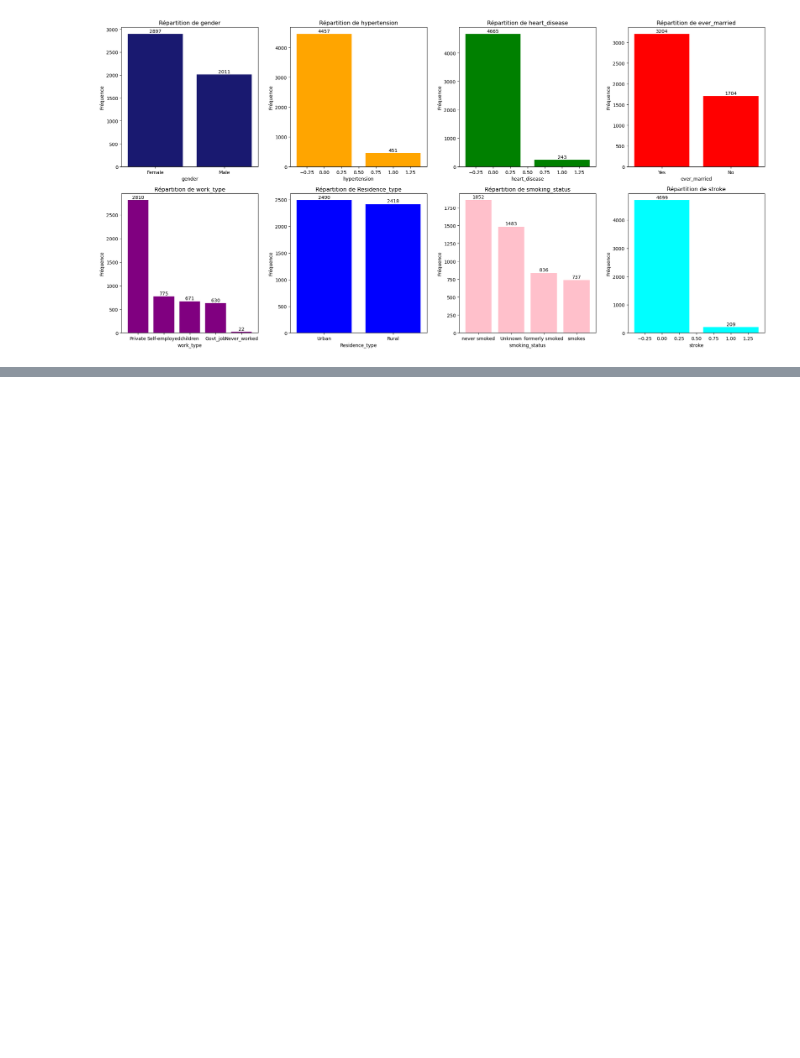
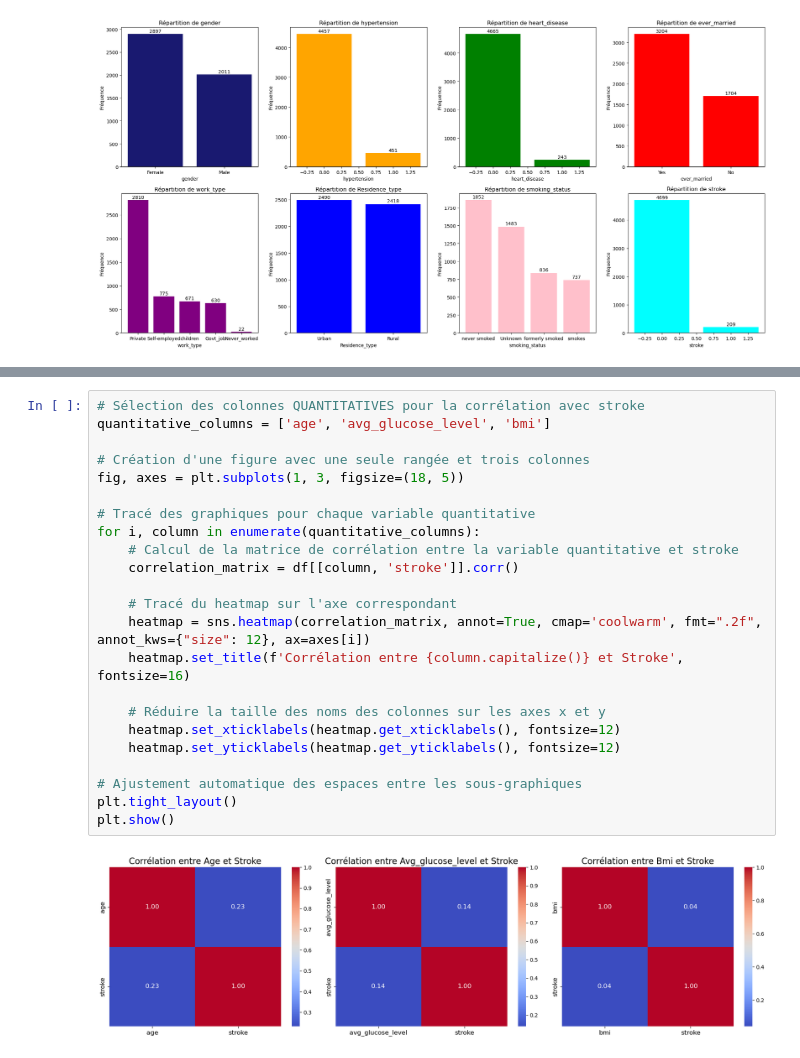
Before and after one commit to Antho-SJ/strocke-alert, a Jupyter notebook: stroke_alert.ipynb, the cells around one changed output, grey strips where cells are left out. Saved outputs shown, nothing was run; the diff lists cells and outputs as text; blank space fills up the shorter version.

```diff
--- a/stroke_alert.ipynb
+++ b/stroke_alert.ipynb
@@ -299,0 +323,25 @@ plt.show()
+# %%
+# Sélection des colonnes QUANTITATIVES pour la corrélation avec stroke
+quantitative_columns = ['age', 'avg_glucose_level', 'bmi']
+
+# Création d'une figure avec une seule rangée et trois colonnes
+fig, axes = plt.subplots(1, 3, figsize=(18, 5))
+
+# Tracé des graphiques pour chaque variable quantitative
+for i, column in enumerate(quantitative_columns):
+    # Calcul de la matrice de corrélation entre la variable quantitative et stroke
+    correlation_matrix = df[[column, 'stroke']].corr()
+
+    # Tracé du heatmap sur l'axe correspondant
+    heatmap = sns.heatmap(correlation_matrix, annot=True, cmap='coolwarm', fmt=".2f", annot_kws={"size": 12}, ax=axes[i])
+    heatmap.set_title(f'Corrélation entre {column.capitalize()} et Stroke', fontsize=16)
+
+    # Réduire la taille des noms des colonnes sur les axes x et y
+    heatmap.set_xticklabels(heatmap.get_xticklabels(), fontsize=12)
+    heatmap.set_yticklabels(heatmap.get_yticklabels(), fontsize=12)
+
+# Ajustement automatique des espaces entre les sous-graphiques
+plt.tight_layout()
+plt.show()
+# %% [output]
+[figure, added]
```
Also changed, not shown: parts of 16 cells of this notebook.
